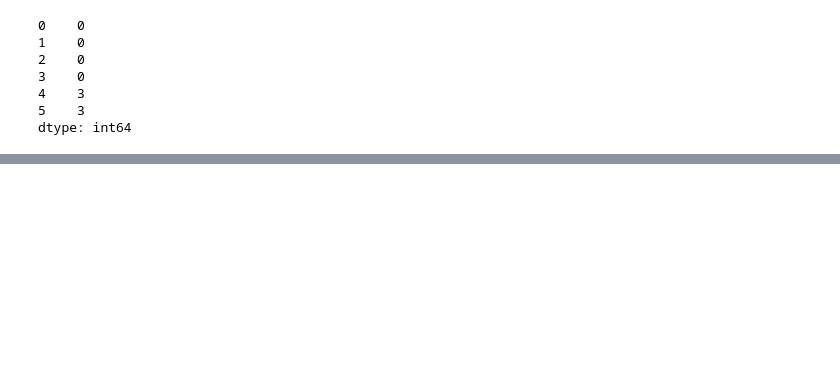
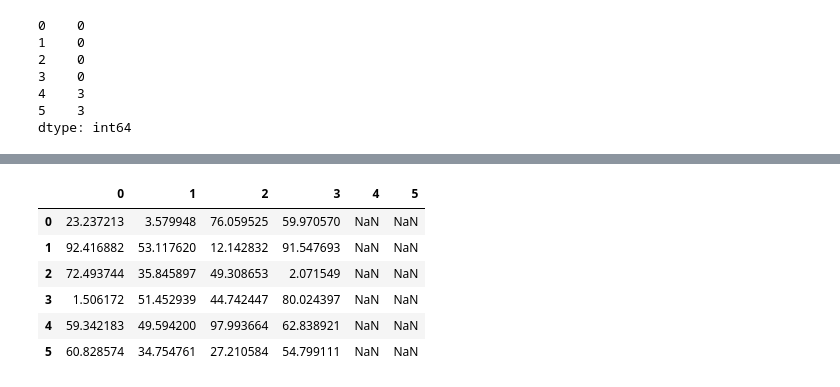
Before and after one commit to cskc97/DataSciencePython, a Jupyter notebook: Data Munging/Treating Missing Values.ipynb, the cells around one changed output, grey strips where cells are left out. Saved outputs shown, nothing was run; the diff lists cells and outputs as text; code cells hidden in the pictures; blank space fills up the shorter version.

```diff
--- a/Data Munging/Treating Missing Values.ipynb
+++ b/Data Munging/Treating Missing Values.ipynb
@@ -172,0 +181,11 @@ DFdropmissing
+# %%
+DFdropmissing.ix[:,4:5]=np.nan
+DFdropmissing
+# %% [output]
+|  | 0 | 1 | 2 | 3 | 4 | 5 |
+| 0 | 23.237213 | 3.579948 | 76.059525 | 59.970570 | NaN | NaN |
+| 1 | 92.416882 | 53.117620 | 12.142832 | 91.547693 | NaN | NaN |
+| 2 | 72.493744 | 35.845897 | 49.308653 | 2.071549 | NaN | NaN |
+| 3 | 1.506172 | 51.452939 | 44.742447 | 80.024397 | NaN | NaN |
+| 4 | 59.342183 | 49.594200 | 97.993664 | 62.838921 | NaN | NaN |
+| 5 | 60.828574 | 34.754761 | 27.210584 | 54.799111 | NaN | NaN |
```
Also changed, not shown: parts of 15 cells of this notebook.
